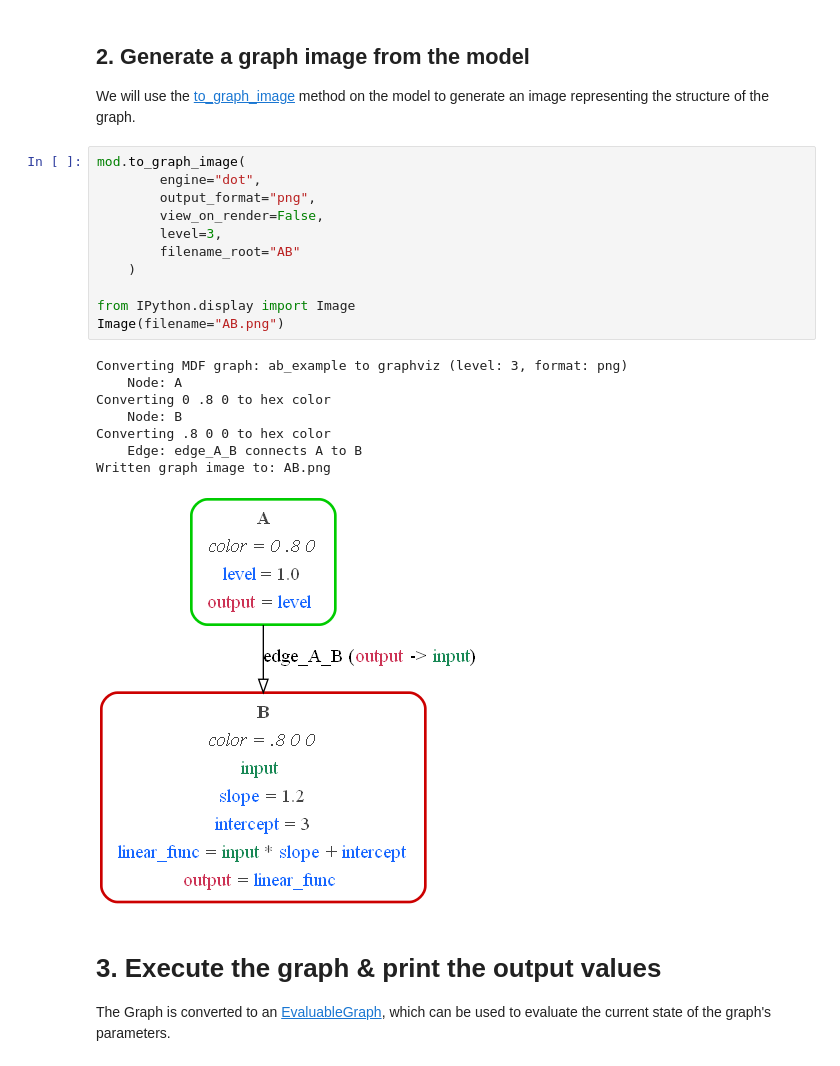
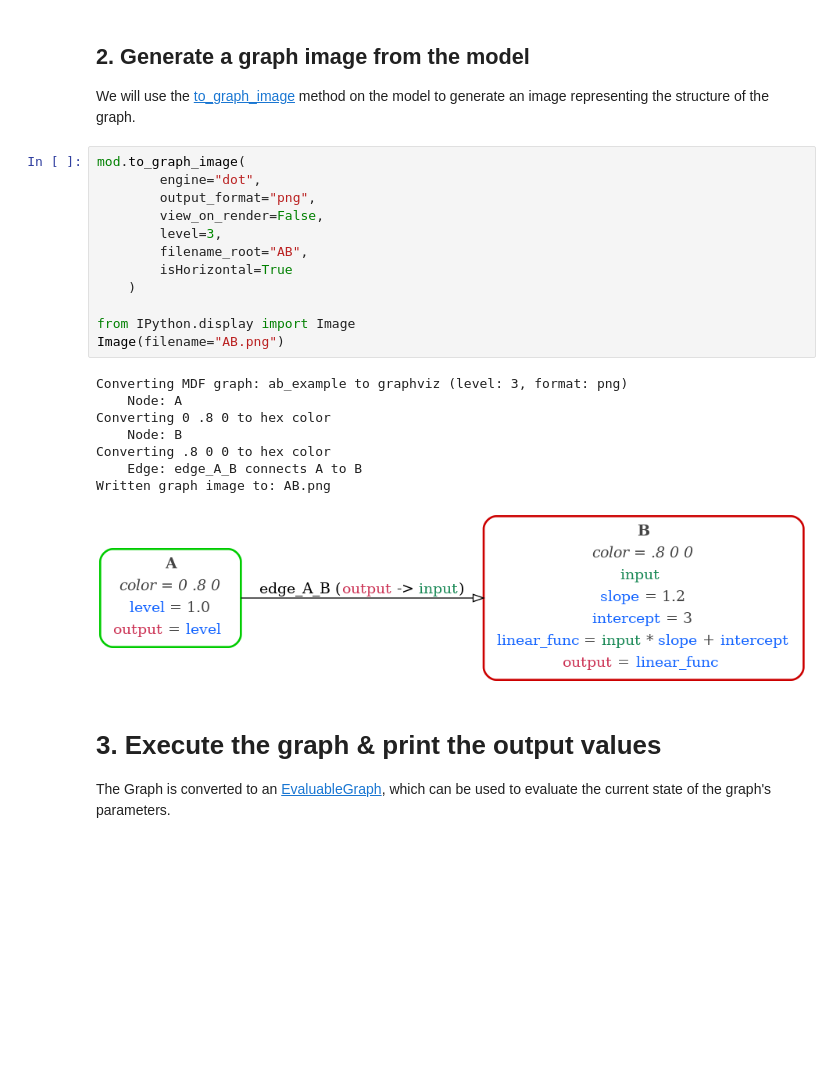
Before and after one commit to ModECI/MDF, a Jupyter notebook: examples/SimpleExample.ipynb, the cells around one changed output. Cells and saved outputs as stored; diff of their text form; blank space fills up the shorter version.

Commit message:
added horizontal graph support

```diff
--- a/examples/SimpleExample.ipynb
+++ b/examples/SimpleExample.ipynb
@@ -121,23 +121,24 @@ We will use the [to_graph_image](https://mdf.readthedocs.io/en/latest/api/_autos
 # %%
 mod.to_graph_image(
         engine="dot",
         output_format="png",
         view_on_render=False,
         level=3,
-        filename_root="AB"
+        filename_root="AB",
+        isHorizontal=True
     )
 
 from IPython.display import Image
 Image(filename="AB.png")
 # %% [output]
 Converting MDF graph: ab_example to graphviz (level: 3, format: png)
     Node: A
 Converting 0 .8 0 to hex color
     Node: B
 Converting .8 0 0 to hex color
     Edge: edge_A_B connects A to B
 Written graph image to: AB.png
-[figure, old version]
+[figure, new version]
 # %% [markdown]
 # 3. Execute the graph & print the output values <a class="anchor" id="h3"></a>
 
```
Also changed, not shown: parts of 3 cells of this notebook, 2 other files.
